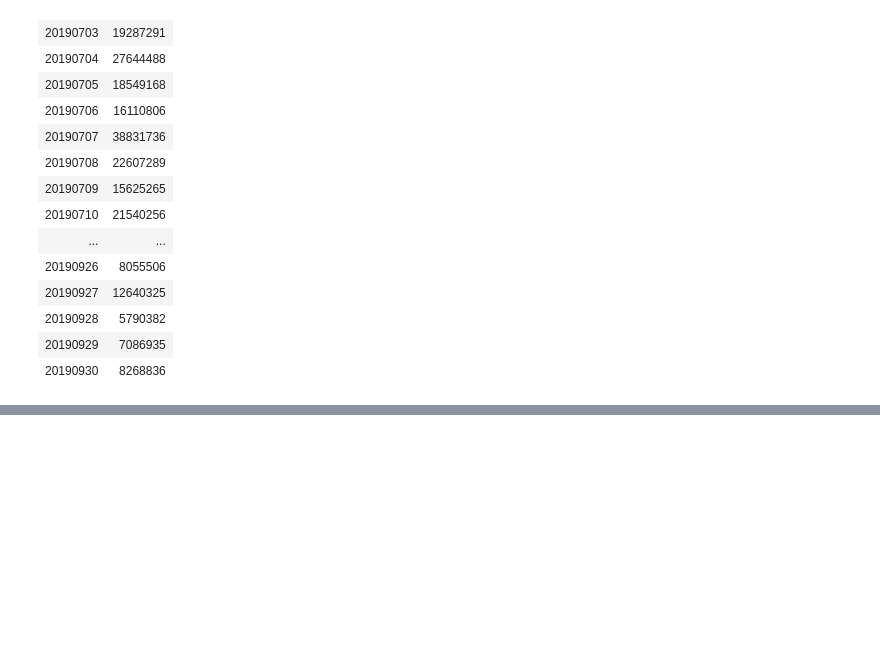
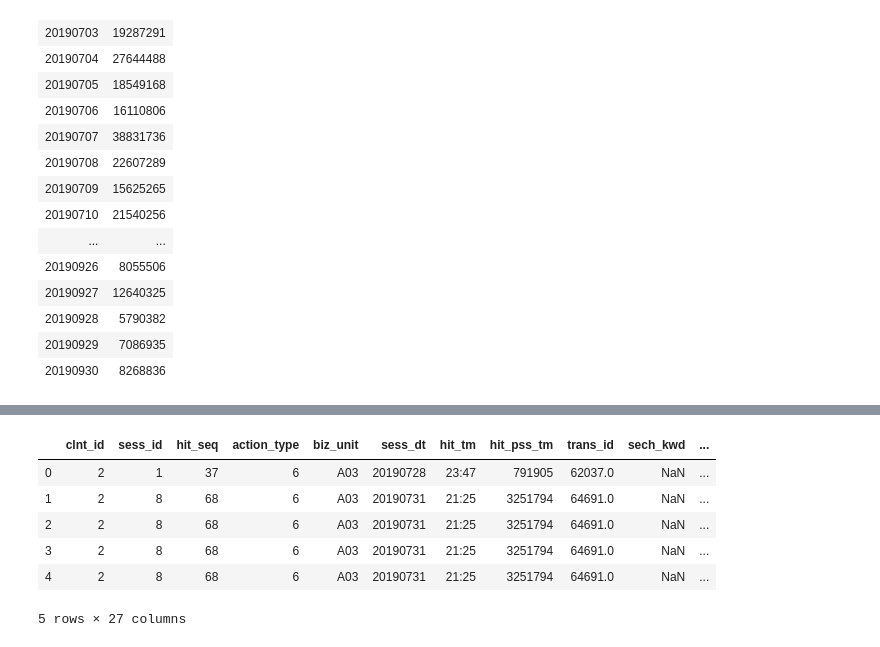
Before and after one commit to almondh/TIL, a Jupyter notebook: Lpoint/EDA.ipynb, the cells around one changed output, grey strips where cells are left out. Saved outputs shown, nothing was run; the diff lists cells and outputs as text; code cells hidden in the pictures; blank space fills up the shorter version.

```diff
--- a/Lpoint/EDA.ipynb
+++ b/Lpoint/EDA.ipynb
@@ -456,0 +516,23 @@ online_trans.pivot_table('buy_am', index='de_dt',aggfunc='sum')
+# %%
+# merge -> 전처리
+#online_client = pd.merge(online, client, on=['clnt_id'])
+#online_client_transaction = pd.merge(online_client, transaction, on=['clnt_id', 'trans_id'])
+#online_client_transaction['pd_c'] = pd.to_numeric(online_client_transaction['pd_c'],
+#                                                  errors = 'coerce')
+#All_data = pd.merge(online_client_transaction, products, on=['pd_c'], how='left')
+
+#All_data.sort_values(['clnt_id','sess_id','trans_seq'], inplace=True)
+#All_data.reset_index(inplace=True)
+#All_data.drop(['index'], axis=1, inplace=True)
+#All_data.drop(['biz_unit_y'], axis=1, inplace=True)
+#All_data.rename(columns = {'biz_unit_x' : 'biz_unit'}, inplace=True)
+
+All_data.head()
+# %% [output]
+|  | clnt_id | sess_id | hit_seq | action_type | biz_unit | sess_dt | hit_tm | hit_pss_tm | trans_id | sech_kwd | ... |
+| 0 | 2 | 1 | 37 | 6 | A03 | 20190728 | 23:47 | 791905 | 62037.0 | NaN | ... |
+| 1 | 2 | 8 | 68 | 6 | A03 | 20190731 | 21:25 | 3251794 | 64691.0 | NaN | ... |
+| 2 | 2 | 8 | 68 | 6 | A03 | 20190731 | 21:25 | 3251794 | 64691.0 | NaN | ... |
+| 3 | 2 | 8 | 68 | 6 | A03 | 20190731 | 21:25 | 3251794 | 64691.0 | NaN | ... |
+| 4 | 2 | 8 | 68 | 6 | A03 | 20190731 | 21:25 | 3251794 | 64691.0 | NaN | ... |
+5 rows × 27 columns
```
Also changed, not shown: parts of 18 cells of this notebook.
